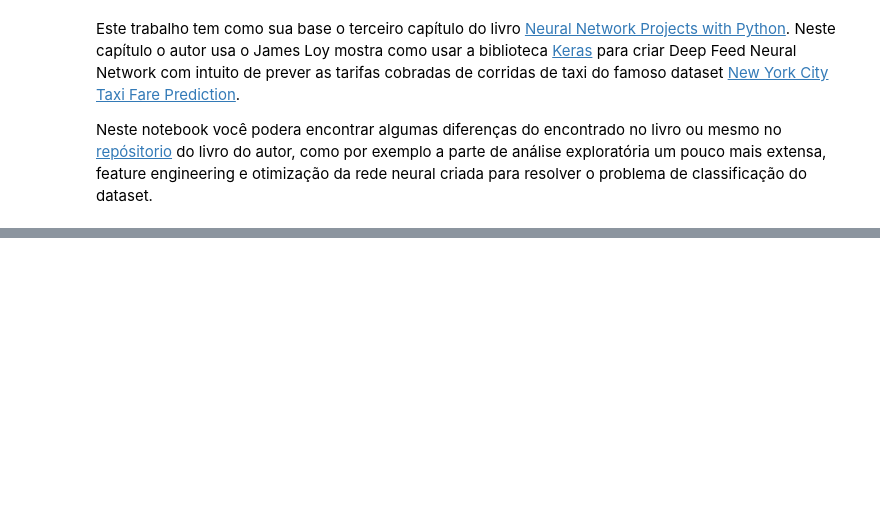
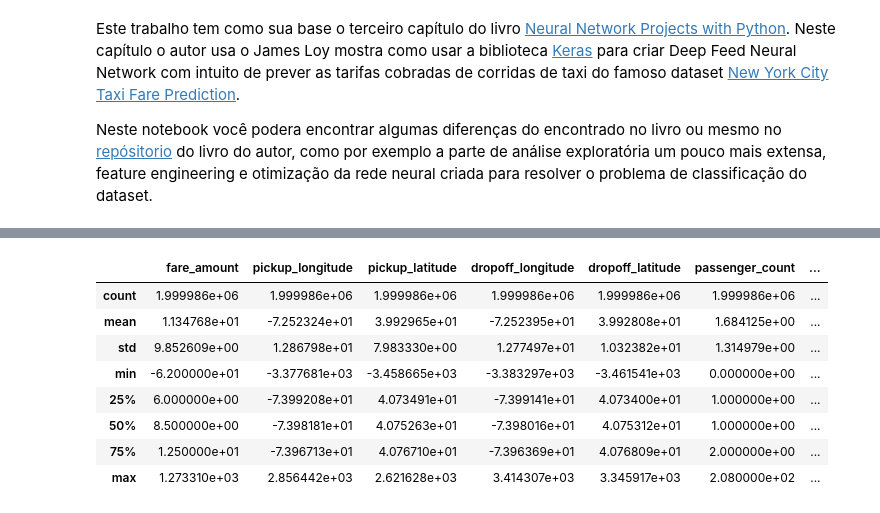
Before and after one commit to bobcastaldeli/Deep-Learning-Notes, a Jupyter notebook: Keras/03-Predicting-Taxi-Fare.ipynb, the cells around one changed output, grey strips where cells are left out. Cells and saved outputs as stored; diff of their text form; code cells hidden in the pictures; blank space fills up the shorter version.

```diff
--- a/Keras/03-Predicting-Taxi-Fare.ipynb
+++ b/Keras/03-Predicting-Taxi-Fare.ipynb
@@ -158,0 +222,13 @@ plt.show()
+# %%
+# Resumo estatístico do dataset
+df.describe()
+# %% [output]
+|  | fare_amount | pickup_longitude | pickup_latitude | dropoff_longitude | dropoff_latitude | passenger_count | ... |
+| count | 1.999986e+06 | 1.999986e+06 | 1.999986e+06 | 1.999986e+06 | 1.999986e+06 | 1.999986e+06 | ... |
+| mean | 1.134768e+01 | -7.252324e+01 | 3.992965e+01 | -7.252395e+01 | 3.992808e+01 | 1.684125e+00 | ... |
+| std | 9.852609e+00 | 1.286798e+01 | 7.983330e+00 | 1.277497e+01 | 1.032382e+01 | 1.314979e+00 | ... |
+| min | -6.200000e+01 | -3.377681e+03 | -3.458665e+03 | -3.383297e+03 | -3.461541e+03 | 0.000000e+00 | ... |
+| 25% | 6.000000e+00 | -7.399208e+01 | 4.073491e+01 | -7.399141e+01 | 4.073400e+01 | 1.000000e+00 | ... |
+| 50% | 8.500000e+00 | -7.398181e+01 | 4.075263e+01 | -7.398016e+01 | 4.075312e+01 | 1.000000e+00 | ... |
+| 75% | 1.250000e+01 | -7.396713e+01 | 4.076710e+01 | -7.396369e+01 | 4.076809e+01 | 2.000000e+00 | ... |
+| max | 1.273310e+03 | 2.856442e+03 | 2.621628e+03 | 3.414307e+03 | 3.345917e+03 | 2.080000e+02 | ... |
```
Also changed, not shown: parts of 39 cells of this notebook.
